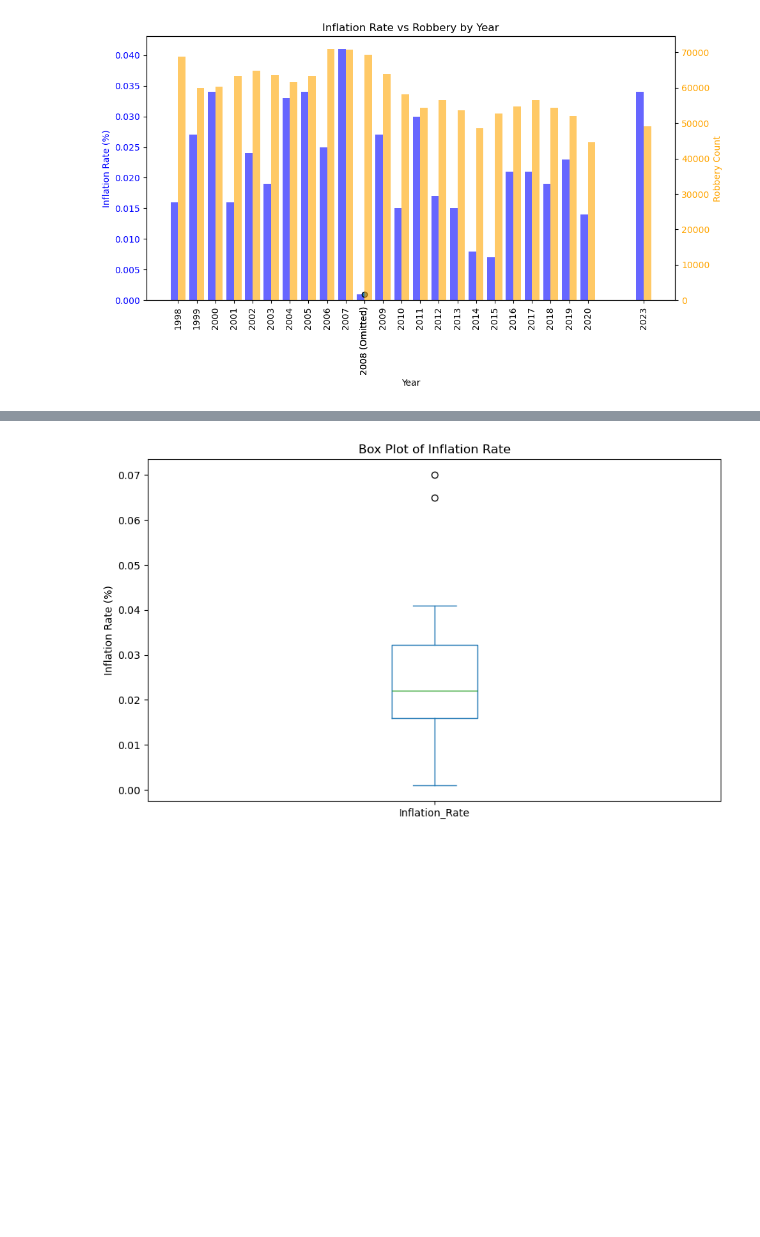
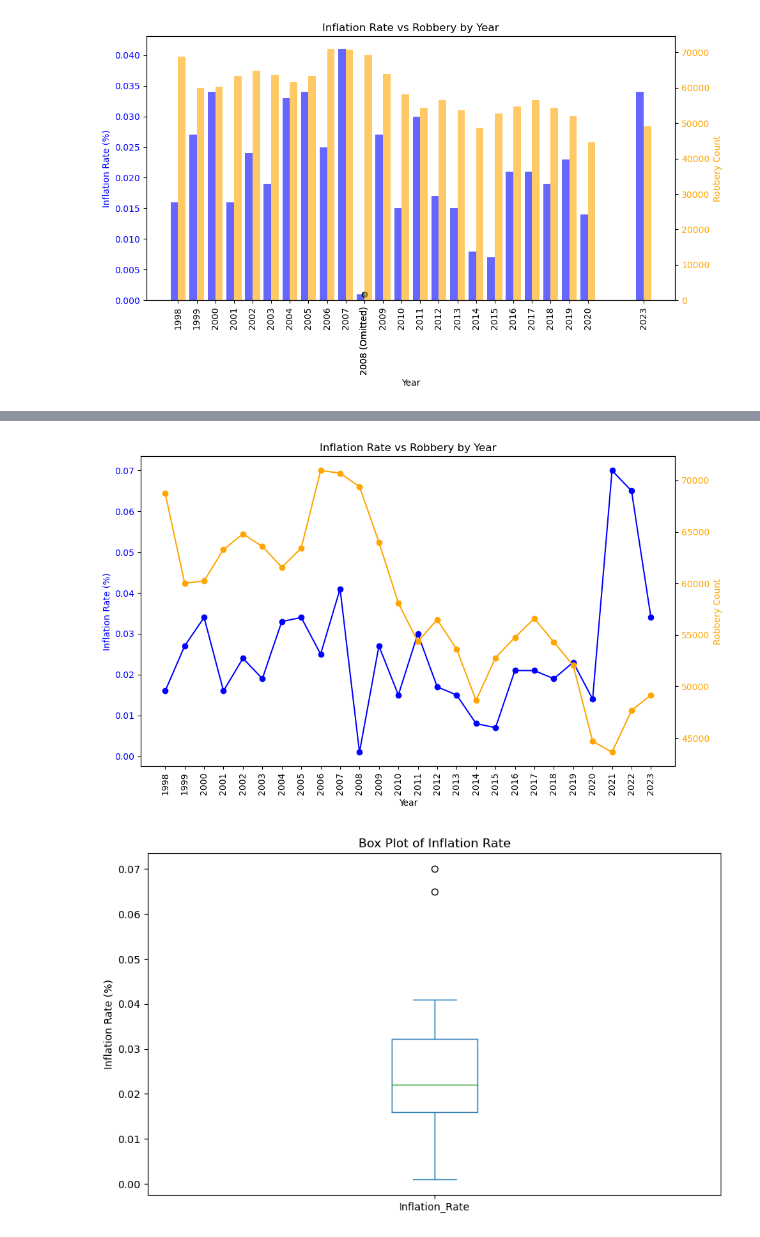
Before and after one commit to EdGonz44/Crime-Chronicles-Inflation-in-the-Golden-State, a Jupyter notebook: group_project/VisualizationData.ipynb, the cells around one changed output, grey strips where cells are left out. Drawn from its saved outputs; the diff is of its cells as text; code cells hidden in the pictures; blank space fills up the shorter version.

Commit message:
organized_visualization_code

```diff
--- a/group_project/VisualizationData.ipynb
+++ b/group_project/VisualizationData.ipynb
@@ -520,3 +520,41 @@ plt.show()
+# %%
+# Plotting
+fig, ax1 = plt.subplots(figsize=(10, 6))
+
+# Plotting the first line plot (Inflation Rate)
+ax1.plot(df['Year'], df['Inflation_Rate'], label='Inflation Rate', color='blue', marker='o')
+
+# Adding labels and title for the first plot
+ax1.set_xlabel('Year')
+ax1.set_ylabel('Inflation Rate (%)', color='blue')
+ax1.tick_params(axis='y', labelcolor='blue')
+ax1.set_title('Inflation Rate vs Robbery by Year')
+
+# Creating the second y-axis for Robbery
+ax2 = ax1.twinx()
+ax2.plot(df['Year'], df['Robbery'], label='Robbery', color='orange', marker='o')
+
+# Adding labels and title for the second plot
+ax2.set_ylabel('Robbery Count', color='orange')
+ax2.tick_params(axis='y', labelcolor='orange')
+
+# Set x ticks to be the years
+ax1.set_xticks(df['Year'])
+ax1.set_xticklabels(df['Year'], rotation=90)
+
+# omitted_year = 2008
+# omitted_inflation_rate = .001
+# ax1.scatter(omitted_year, omitted_inflation_rate, color='tab:blue', edgecolor='black', zorder=5)
+# xticks = list(df['Year']) + [omitted_year]
+# # xtick_labels = [str(year) if year != 2008 else '2008' for year in xticks]
+# ax1.set_xticks(xticks)
+# ax1.set_xticklabels(xtick_labels)
+
+# Display the plot
+fig.tight_layout()
+plt.show()
+# %% [output]
+[figure, added]
 # %%
 # fig, ax1 = plt.subplots(figsize=(10, 6)) # Plotting the bars for Violent Crimes
 # ax1.bar(df[‘Year’], df[‘Violent_Crimes’], width=0.4, label=‘Violent Crimes’, color=‘#FF7F0E’, alpha=0.6, align=‘center’)
```
Also changed, not shown: parts of 6 cells of this notebook.
